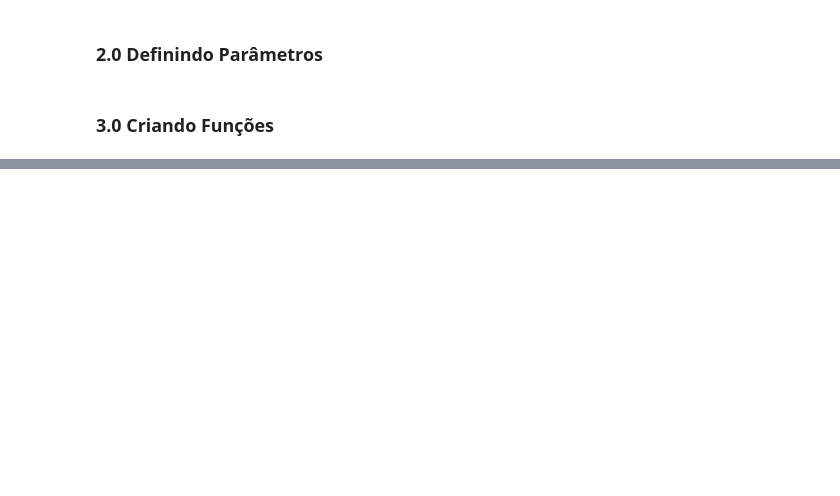
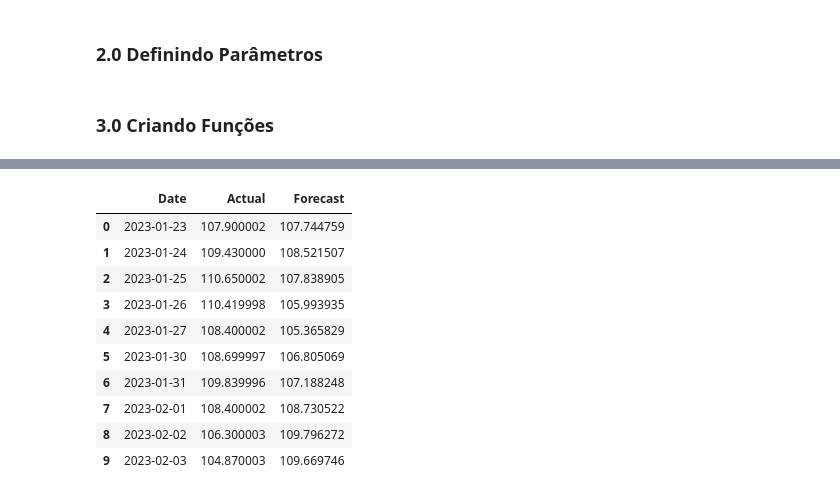
Before and after one commit to micheldearaujo/forecasting_stocks, a Jupyter notebook: notebooks/3.0-mal-exploring-xgboost.ipynb, the cells around one changed output, grey strips where cells are left out. Cells and saved outputs as stored; diff of their text form; code cells hidden in the pictures; blank space fills up the shorter version.

```diff
--- a/notebooks/3.0-mal-exploring-xgboost.ipynb
+++ b/notebooks/3.0-mal-exploring-xgboost.ipynb
@@ -538,7 +523,6 @@ def make_out_of_sample_predictions(X, y, forecast_horizon):
 # %%
 # Load the raw dataset
-stock_df = pd.read_csv('../data/raw/raw_stock_prices.csv', parse_dates=True)
-stock_df['Date'] = pd.to_datetime(stock_df['Date'])
+stock_df = pd.read_csv('../data/raw/raw_stock_prices.csv', parse_dates=["Date"])
 
 # Perform featurization
 features_list = ["day_of_month", "month", "quarter", "Close_lag_1"]
@@ -548,9 +532,8 @@ stock_df_feat = build_features(stock_df, features_list)
 # train test split
 X_train, X_test, y_train, y_test = ts_train_test_split(stock_df_feat, model_config["TARGET_NAME"], model_config["FORECAST_HORIZON"])
 
-
 # Execute the whole pipeline
-predictions_df = make_out_of_sample_predictions(pd.concat([X_train, X_test], axis=0), pd.concat([y_train, y_test], axis=0), model_config['FORECAST_HORIZON'])
+predictions_df = validade_model_one_shot(pd.concat([X_train, X_test], axis=0), pd.concat([y_train, y_test], axis=0), model_config['FORECAST_HORIZON'])
 # %% [output]
 [describe][INFO  ] Building the features...
 [describe][INFO  ] Spliting the dataset...
@@ -572,0 +569,14 @@ predictions_df = make_out_of_sample_predictions(pd.concat([X_train, X_test], axi
+# %%
+predictions_df
+# %% [output]
+|  | Date | Actual | Forecast |
+| 0 | 2023-01-23 | 107.900002 | 107.744759 |
+| 1 | 2023-01-24 | 109.430000 | 108.521507 |
+| 2 | 2023-01-25 | 110.650002 | 107.838905 |
+| 3 | 2023-01-26 | 110.419998 | 105.993935 |
+| 4 | 2023-01-27 | 108.400002 | 105.365829 |
+| 5 | 2023-01-30 | 108.699997 | 106.805069 |
+| 6 | 2023-01-31 | 109.839996 | 107.188248 |
+| 7 | 2023-02-01 | 108.400002 | 108.730522 |
+| 8 | 2023-02-02 | 106.300003 | 109.796272 |
+| 9 | 2023-02-03 | 104.870003 | 109.669746 |
```
Also changed, not shown: parts of 11 cells of this notebook, 5 other files.
